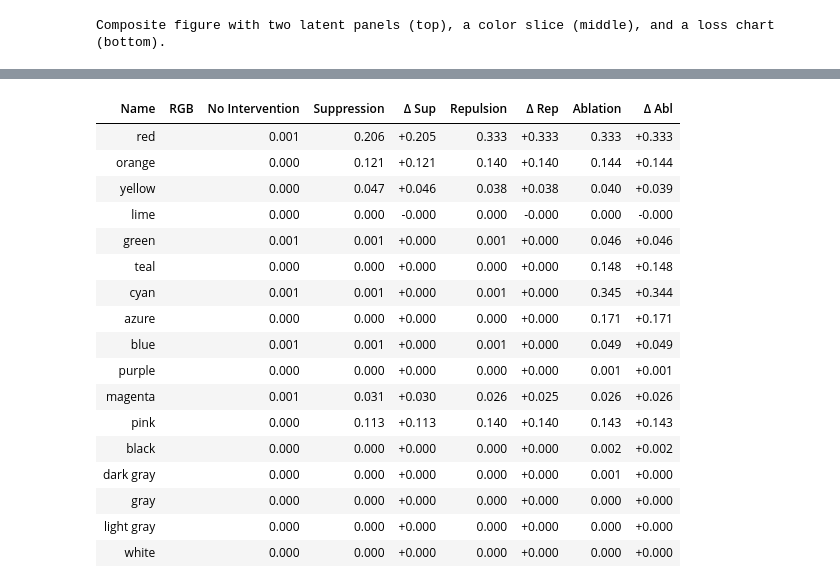
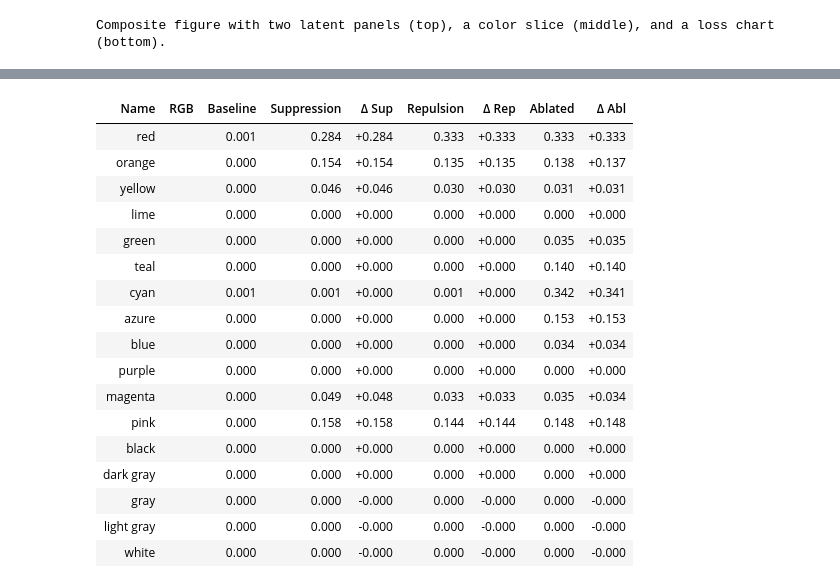
Before and after one commit to z0u/ex-preppy, a Jupyter notebook: docs/m2-control/ex-2.4.1-redux.ipynb, the cells around one changed output, grey strips where cells are left out. Saved outputs shown, nothing was run; the diff lists cells and outputs as text; code cells hidden in the pictures.

```diff
--- a/docs/m2-control/ex-2.4.1-redux.ipynb
+++ b/docs/m2-control/ex-2.4.1-redux.ipynb
@@ -583,3 +299,7 @@ Syncing run Ex 2.4.1: Soft intervention on red with color wheel to Weights & Bia
+# %%
+from ex_color.evaluation import TestSet
+
+test_set = TestSet.create()
 # %%
 from IPython.display import clear_output
 
@@ -662,20 +364,13 @@ repulsion = InterventionConfig(
     Repulsion(torch.tensor(RED), mapper),
     layer_affinities=['bottleneck'],
 )
-repulsion_results = Resultset(
-    tags=['repulsion'],
-    latent_cube=await test(model, [repulsion], rgb_cube),
-    color_slice_cube=await test(model, [repulsion], hsv_cube),
-    loss_cube=await test(model, [repulsion], hd_hsv_cube),
-    named_colors=await test_named(model, [repulsion], named_colors),
-)
+repulsion_results = test_set.evaluate(model, [repulsion], tags={'repulsion'})
 clear_output()
 
-visualize_reconstructed_cube(repulsion_results.color_slice_cube.permute('svh'), tags=repulsion_results.tags)
-# visualize_reconstruction_loss(repulsion_results.loss_cube, tags=repulsion_results.tags)
-# visualize_latent_space(
-#     repulsion_results.latent_cube,
-#     tags=repulsion_results.tags,
+viz.plot_cube(repulsion_results)
+# viz.plot_recon_loss(repulsion_results)
+# viz.plot_latent_space(
+#     repulsion_results,
 #     dims=[(1, 0, 2), (2, 0, 1), (3, 0, 1), (2, 1, 3), (3, 1, 2), (3, 2, 0)],
 # )
 # %% [output]
@@ -686,19 +381,12 @@ Plot showing four slices of the HSV cube, titled "Predicted colors · repulsion
 from ex_color.surgery import ablate
 
 ablated_model = ablate(model, 'bottleneck', [0])
-
-ablation_results = Resultset(
-    tags=['ablation'],
-    latent_cube=await test(ablated_model, [], rgb_cube),
-    color_slice_cube=await test(ablated_model, [], hsv_cube),
-    loss_cube=await test(ablated_model, [], hd_hsv_cube),
-    named_colors=await test_named(ablated_model, [], named_colors),
-)
+ablation_results = test_set.evaluate(ablated_model, [], tags={'ablated'})
 clear_output()
 
-visualize_reconstructed_cube(ablation_results.color_slice_cube.permute('svh'), tags=ablation_results.tags)
-# visualize_reconstruction_loss(ablation_results.loss_cube, tags=ablation_results.tags)
-# visualize_latent_space(
+viz.plot_cube(ablation_results)
+# viz.plot_recon_loss(ablation_results)
+# viz.plot_latent_space(
 #     ablation_results.latent_cube,
 #     tags=ablation_results.tags,
 #     dims=[(1, 0, 2), (2, 0, 1), (3, 0, 1), (2, 1, 3), (3, 1, 2), (3, 2, 0)],
@@ -797,26 +454,22 @@ Composite figure with two latent panels (top), a color slice (middle), and a los
 # %%
-from IPython.display import display
-from ex_color.vis import ColorTableHtmlFormatter
-
-df = hstack_named_results(no_intervention_results, suppression_results, repulsion_results, ablation_results)
-
-display(ColorTableHtmlFormatter().style(df))
+viz.tab_error_vs_color(baseline_results, suppression_results, repulsion_results, ablation_results)
+viz.tab_error_vs_color_latex(baseline_results, suppression_results, repulsion_results, ablation_results)
 # %% [output]
-| Name | RGB | No Intervention | Suppression | Δ Sup | Repulsion | Δ Rep | Ablation | Δ Abl |
-| red |  | 0.001 | 0.206 | +0.205 | 0.333 | +0.333 | 0.333 | +0.333 |
-| orange |  | 0.000 | 0.121 | +0.121 | 0.140 | +0.140 | 0.144 | +0.144 |
-| yellow |  | 0.000 | 0.047 | +0.046 | 0.038 | +0.038 | 0.040 | +0.039 |
-| lime |  | 0.000 | 0.000 | -0.000 | 0.000 | -0.000 | 0.000 | -0.000 |
-| green |  | 0.001 | 0.001 | +0.000 | 0.001 | +0.000 | 0.046 | +0.046 |
-| teal |  | 0.000 | 0.000 | +0.000 | 0.000 | +0.000 | 0.148 | +0.148 |
-| cyan |  | 0.001 | 0.001 | +0.000 | 0.001 | +0.000 | 0.345 | +0.344 |
-| azure |  | 0.000 | 0.000 | +0.000 | 0.000 | +0.000 | 0.171 | +0.171 |
-| blue |  | 0.001 | 0.001 | +0.000 | 0.001 | +0.000 | 0.049 | +0.049 |
-| purple |  | 0.000 | 0.000 | +0.000 | 0.000 | +0.000 | 0.001 | +0.001 |
-| magenta |  | 0.001 | 0.031 | +0.030 | 0.026 | +0.025 | 0.026 | +0.026 |
-| pink |  | 0.000 | 0.113 | +0.113 | 0.140 | +0.140 | 0.143 | +0.143 |
-| black |  | 0.000 | 0.000 | +0.000 | 0.000 | +0.000 | 0.002 | +0.002 |
-| dark gray |  | 0.000 | 0.000 | +0.000 | 0.000 | +0.000 | 0.001 | +0.000 |
-| gray |  | 0.000 | 0.000 | +0.000 | 0.000 | +0.000 | 0.000 | +0.000 |
-| light gray |  | 0.000 | 0.000 | +0.000 | 0.000 | +0.000 | 0.000 | +0.000 |
-| white |  | 0.000 | 0.000 | +0.000 | 0.000 | +0.000 | 0.000 | +0.000 |
+| Name | RGB | Baseline | Suppression | Δ Sup | Repulsion | Δ Rep | Ablated | Δ Abl |
+| red |  | 0.001 | 0.284 | +0.284 | 0.333 | +0.333 | 0.333 | +0.333 |
+| orange |  | 0.000 | 0.154 | +0.154 | 0.135 | +0.135 | 0.138 | +0.137 |
+| yellow |  | 0.000 | 0.046 | +0.046 | 0.030 | +0.030 | 0.031 | +0.031 |
+| lime |  | 0.000 | 0.000 | +0.000 | 0.000 | +0.000 | 0.000 | +0.000 |
+| green |  | 0.000 | 0.000 | +0.000 | 0.000 | +0.000 | 0.035 | +0.035 |
+| teal |  | 0.000 | 0.000 | +0.000 | 0.000 | +0.000 | 0.140 | +0.140 |
+| cyan |  | 0.001 | 0.001 | +0.000 | 0.001 | +0.000 | 0.342 | +0.341 |
+| azure |  | 0.000 | 0.000 | +0.000 | 0.000 | +0.000 | 0.153 | +0.153 |
+| blue |  | 0.000 | 0.000 | +0.000 | 0.000 | +0.000 | 0.034 | +0.034 |
+| purple |  | 0.000 | 0.000 | +0.000 | 0.000 | +0.000 | 0.000 | +0.000 |
+| magenta |  | 0.000 | 0.049 | +0.048 | 0.033 | +0.033 | 0.035 | +0.034 |
+| pink |  | 0.000 | 0.158 | +0.158 | 0.144 | +0.144 | 0.148 | +0.148 |
+| black |  | 0.000 | 0.000 | +0.000 | 0.000 | +0.000 | 0.000 | +0.000 |
+| dark gray |  | 0.000 | 0.000 | +0.000 | 0.000 | +0.000 | 0.000 | +0.000 |
+| gray |  | 0.000 | 0.000 | -0.000 | 0.000 | -0.000 | 0.000 | -0.000 |
+| light gray |  | 0.000 | 0.000 | -0.000 | 0.000 | -0.000 | 0.000 | -0.000 |
+| white |  | 0.000 | 0.000 | -0.000 | 0.000 | -0.000 | 0.000 | -0.000 |
```
Also changed, not shown: parts of 35 cells of this notebook, 47 other files.
